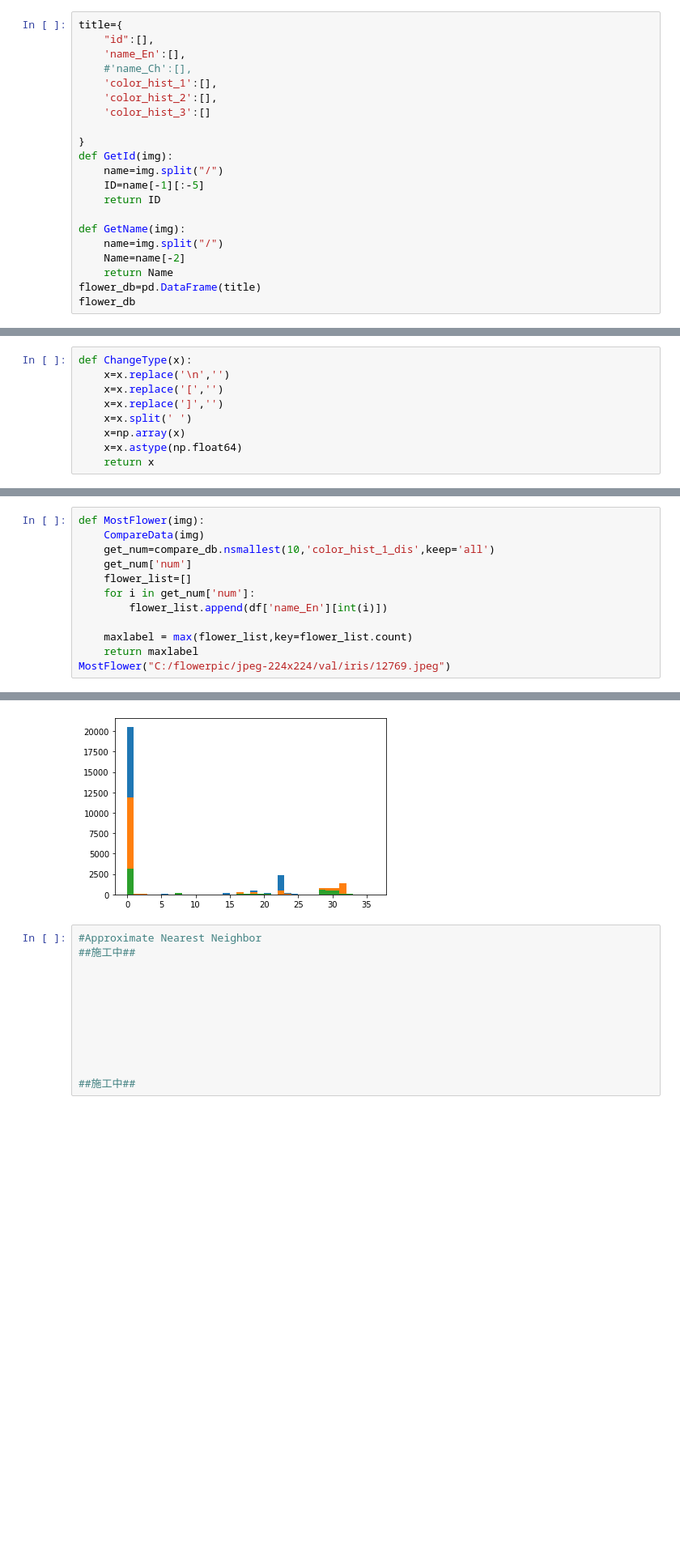
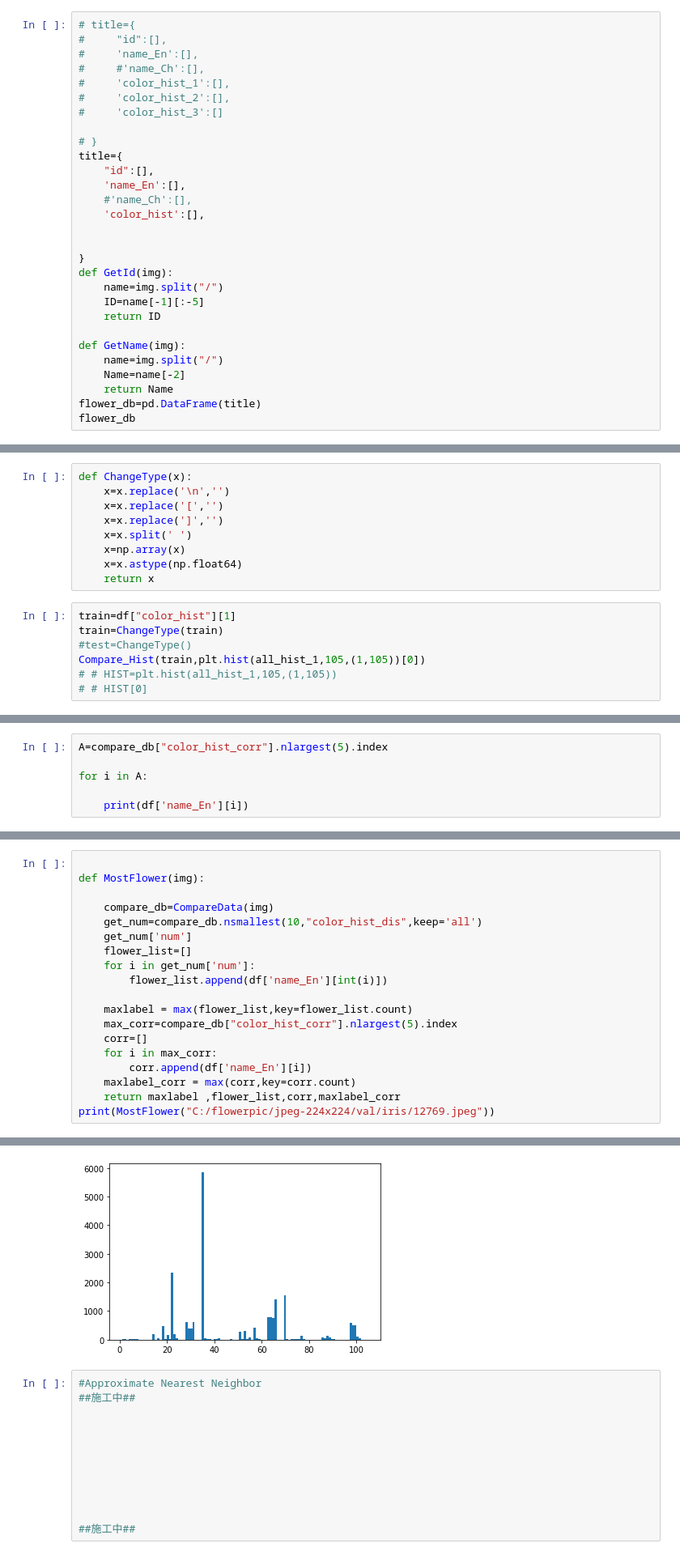
Before and after one commit to fxz200/detection, a Jupyter notebook: flower.ipynb, the cells around one changed output, grey strips where cells are left out. Shown: that part at 81% size. Cells and saved outputs as stored; diff of their text form; blank space fills up the shorter version.

```diff
--- a/flower.ipynb
+++ b/flower.ipynb
@@ -428,13 +467,21 @@ Compare_Hist(plt.hist(H1_12769,36,(0,36))[0],plt.hist(H1_16301,36,(0,36))[0])
 資料庫
 ===
 # %%
+# title={
+#     "id":[],
+#     'name_En':[],
+#     #'name_Ch':[],
+#     'color_hist_1':[],
+#     'color_hist_2':[],
+#     'color_hist_3':[]
+
+# }
 title={
     "id":[],
     'name_En':[],
     #'name_Ch':[],
-    'color_hist_1':[],
-    'color_hist_2':[],
-    'color_hist_3':[]
+    'color_hist':[],
+
 
 }
 def GetId(img):
@@ -544,3 +627,10 @@ def ChangeType(x):
     x=np.array(x)
     x=x.astype(np.float64)
     return x
+# %%
+train=df["color_hist"][1]
+train=ChangeType(train)
+#test=ChangeType()
+Compare_Hist(train,plt.hist(all_hist_1,105,(1,105))[0])
+# # HIST=plt.hist(all_hist_1,105,(1,105))
+# # HIST[0]
@@ -605,0 +718,6 @@ compare_db=CompareData("C:/flowerpic/jpeg-224x224/val/iris/16301.jpeg")
+# %%
+A=compare_db["color_hist_corr"].nlargest(5).index
+
+for i in A:
+
+    print(df['name_En'][i])
@@ -606,13 +730,20 @@ compare_db=CompareData("C:/flowerpic/jpeg-224x224/val/iris/16301.jpeg")
 # %%
+
 def MostFlower(img):
-    CompareData(img)
-    get_num=compare_db.nsmallest(10,'color_hist_1_dis',keep='all')
+
+    compare_db=CompareData(img)
+    get_num=compare_db.nsmallest(10,"color_hist_dis",keep='all')
     get_num['num']
     flower_list=[]
     for i in get_num['num']:
         flower_list.append(df['name_En'][int(i)])
 
     maxlabel = max(flower_list,key=flower_list.count)
-    return maxlabel
-MostFlower("C:/flowerpic/jpeg-224x224/val/iris/12769.jpeg")
+    max_corr=compare_db["color_hist_corr"].nlargest(5).index
+    corr=[]
+    for i in max_corr:
+        corr.append(df['name_En'][i])
+    maxlabel_corr = max(corr,key=corr.count)
+    return maxlabel ,flower_list,corr,maxlabel_corr
+print(MostFlower("C:/flowerpic/jpeg-224x224/val/iris/12769.jpeg"))
 # %% [output]
@@ -620,4 +751,4 @@ MostFlower("C:/flowerpic/jpeg-224x224/val/iris/12769.jpeg")
-[figure, old version]
+[figure, new version]
 # %%
 #Approximate Nearest Neighbor
 ##施工中##
```
Also changed, not shown: parts of 12 cells of this notebook, 11 other files.
